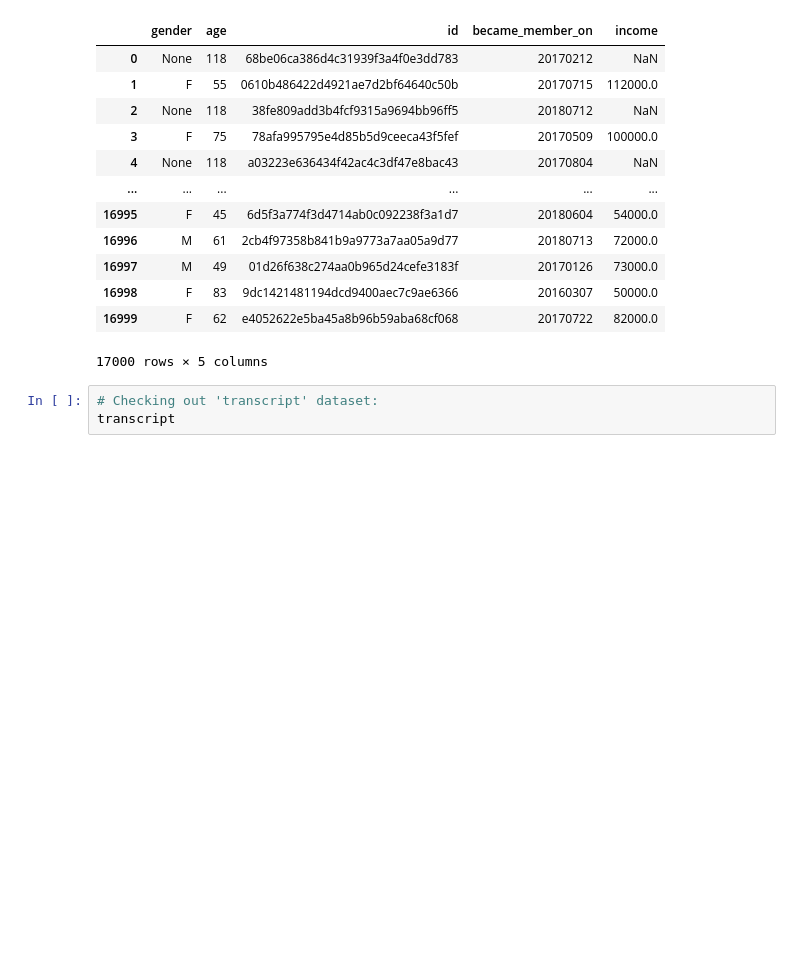
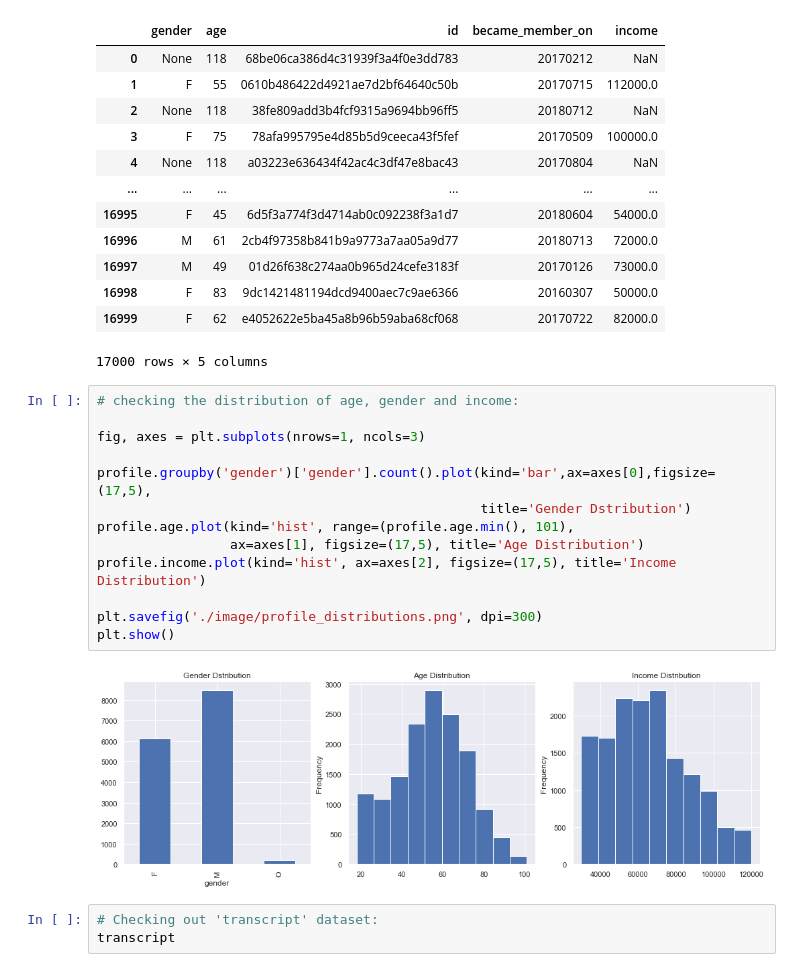
Before and after one commit to Nemozone/Starbucks-Project, a Jupyter notebook: Starbucks_Capstone_notebook.ipynb, the cells around one changed output. Cells and saved outputs as stored; diff of their text form; blank space fills up the shorter version.

Commit message:
updated notebook - updates visualizations - adds profile savefig

```diff
--- a/Starbucks_Capstone_notebook.ipynb
+++ b/Starbucks_Capstone_notebook.ipynb
@@ -126,6 +126,21 @@ profile
 | 16998 | F | 83 | 9dc1421481194dcd9400aec7c9ae6366 | 20160307 | 50000.0 |
 | 16999 | F | 62 | e4052622e5ba45a8b96b59aba68cf068 | 20170722 | 82000.0 |
 17000 rows × 5 columns
+# %%
+# checking the distribution of age, gender and income:
+
+fig, axes = plt.subplots(nrows=1, ncols=3)
+
+profile.groupby('gender')['gender'].count().plot(kind='bar',ax=axes[0],figsize=(17,5),
+                                                 title='Gender Dstribution')
+profile.age.plot(kind='hist', range=(profile.age.min(), 101),
+                 ax=axes[1], figsize=(17,5), title='Age Distribution')
+profile.income.plot(kind='hist', ax=axes[2], figsize=(17,5), title='Income Distribution')
+
+plt.savefig('./image/profile_distributions.png', dpi=300)
+plt.show()
+# %% [output]
+[figure, added]
 # %%
 # Checking out 'transcript' dataset:
 transcript
```
Also changed, not shown: parts of 28 cells of this notebook, 4 other files.
